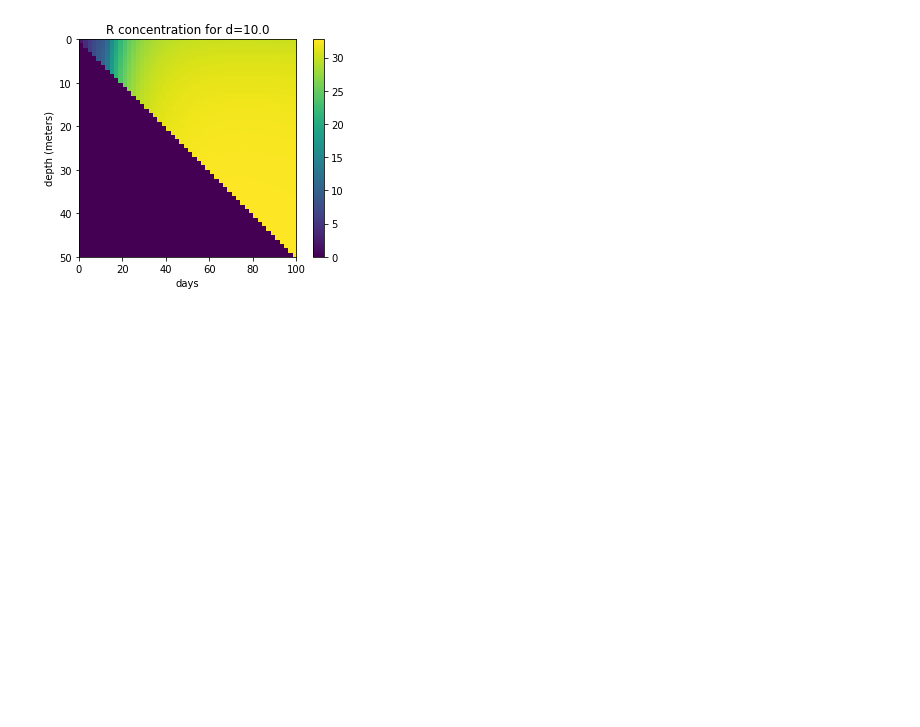
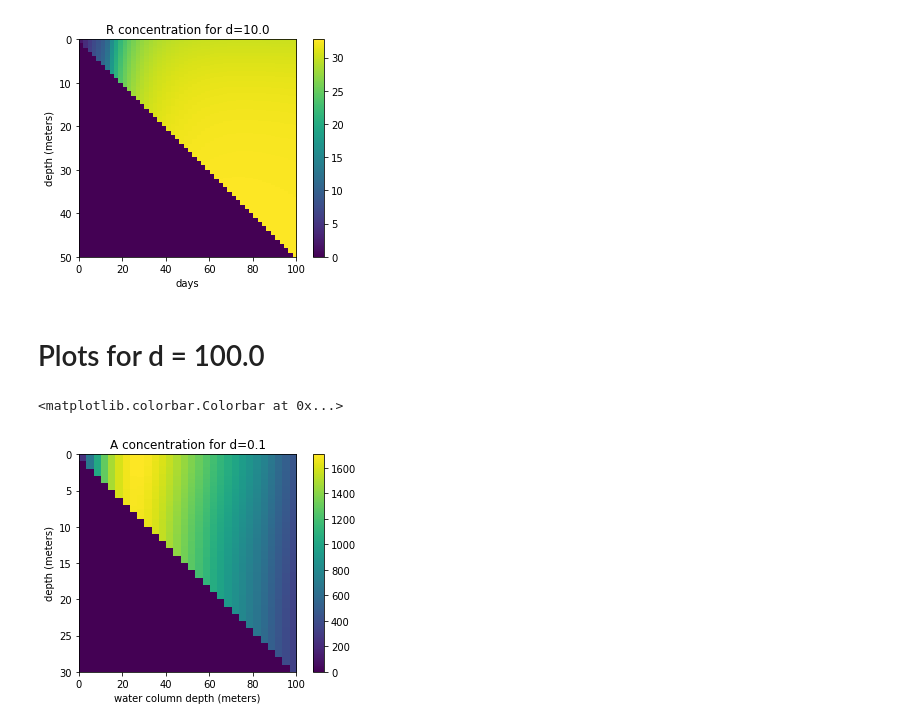
Before and after one commit to alisonpeard/phytoplankton_dynamics, a Jupyter notebook: Python Notebooks/Using the Saved Depth-Turbulence Dataframes.ipynb, the cells around one changed output. Drawn from its saved outputs; the diff is of its cells as text; code cells hidden in the pictures; blank space fills up the shorter version.

```diff
--- a/Python Notebooks/Using the Saved Depth-Turbulence Dataframes.ipynb
+++ b/Python Notebooks/Using the Saved Depth-Turbulence Dataframes.ipynb
@@ -150,3 +150,26 @@ plt.colorbar()
 # %% [output]
 <matplotlib.colorbar.Colorbar at 0x...>
 [figure]
+# %% [markdown]
+# Plots for d = 100.0
+# %%
+A_100 = pd.read_csv("Results DataFrames/A_d100.csv",header=None).iloc[1:,1:]
+Rb_100 = pd.read_csv("Results DataFrames/Rb_d100.csv",header=None).iloc[1:,1:]
+Rd_100 = pd.read_csv("Results DataFrames/Rd_d100.csv",header=None).iloc[1:,1:]
+
+A_100 = A_100.to_numpy()
+Rb_100 = Rb_100.to_numpy()
+Rd_100 = Rd_100.to_numpy()
+
+tmax = 100
+zmax = A_100.shape[1]
+
+plt.imshow(A_100[:,:],aspect=tmax/zmax,origin="lower",extent=(0,tmax,0,zmax))
+plt.title("A concentration for d=0.1")
+plt.xlabel('water column depth (meters)')
+plt.ylabel('depth (meters)')
+plt.gca().invert_yaxis()
+plt.colorbar()
+# %% [output]
+<matplotlib.colorbar.Colorbar at 0x...>
+[figure, added]
```
Also changed, not shown: parts of 7 cells of this notebook, 7 other files.
